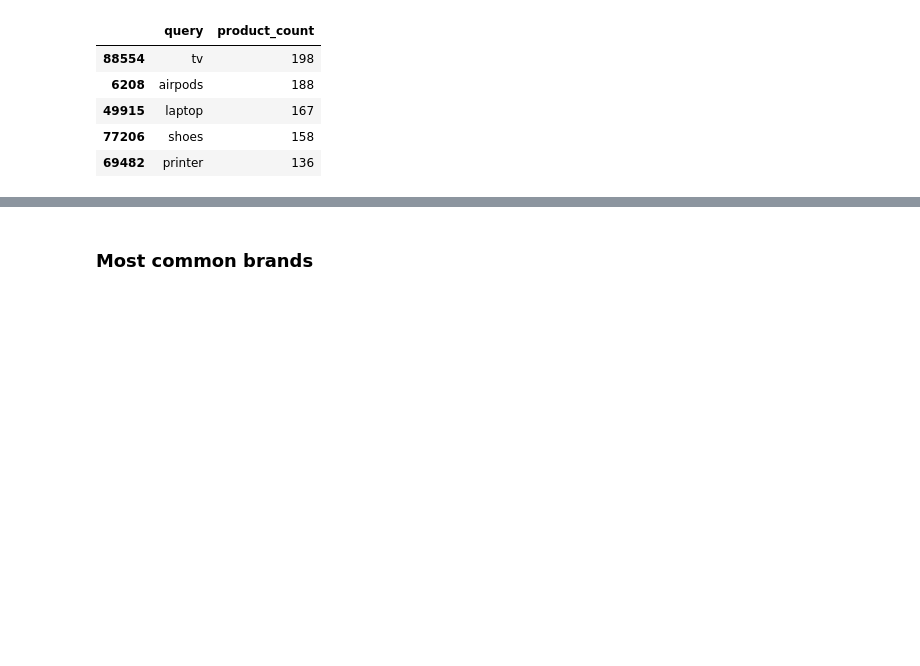
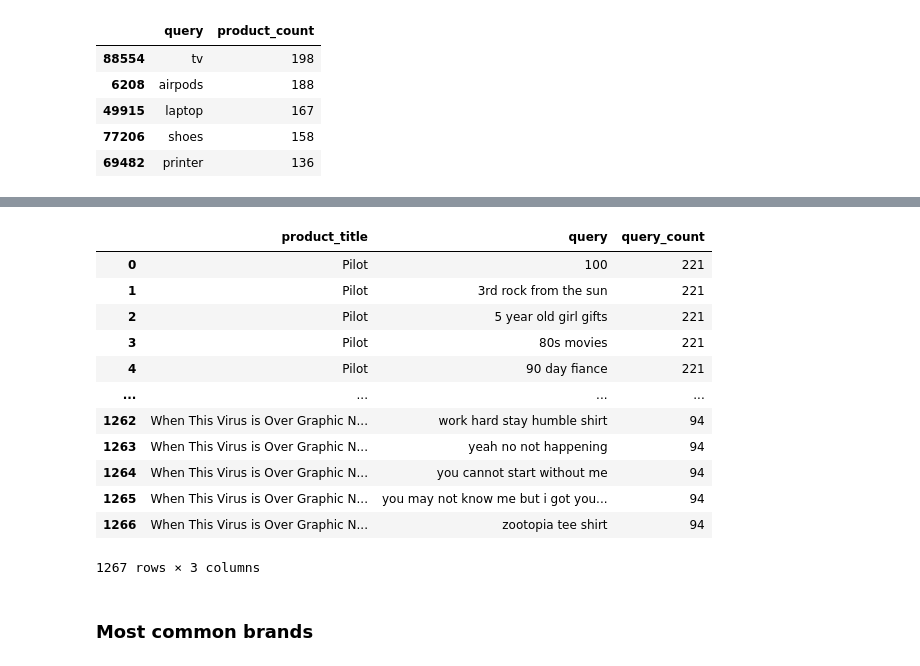
Before and after one commit to sarahlawlis/esci-shopping-queries, a Jupyter notebook: eda/eda.ipynb, the cells around one changed output, grey strips where cells are left out. Drawn from its saved outputs; the diff is of its cells as text; code cells hidden in the pictures; blank space fills up the shorter version.

```diff
--- a/eda/eda.ipynb
+++ b/eda/eda.ipynb
@@ -215,0 +218,26 @@ query_product_counts.describe()
+# %%
+product_query_counts = examples_products.groupby('product_title')['query'].apply(list).reset_index()
+
+product_query_counts['query_count'] = product_query_counts['query'].apply(lambda x: len(x))
+
+product_query_counts_sorted = product_query_counts.sort_values(by='query_count', ascending=False)
+
+top_10_products = product_query_counts_sorted.head(10)
+# %%
+top_10_exploded = top_10_products.explode('query').reset_index(drop=True)
+# %%
+top_10_exploded
+# %% [output]
+|  | product_title | query | query_count |
+| 0 | Pilot | 100 | 221 |
+| 1 | Pilot | 3rd rock from the sun | 221 |
+| 2 | Pilot | 5 year old girl gifts | 221 |
+| 3 | Pilot | 80s movies | 221 |
+| 4 | Pilot | 90 day fiance | 221 |
+| ... | ... | ... | ... |
+| 1262 | When This Virus is Over Graphic N... | work hard stay humble shirt | 94 |
+| 1263 | When This Virus is Over Graphic N... | yeah no not happening | 94 |
+| 1264 | When This Virus is Over Graphic N... | you cannot start without me | 94 |
+| 1265 | When This Virus is Over Graphic N... | you may not know me but i got you... | 94 |
+| 1266 | When This Virus is Over Graphic N... | zootopia tee shirt | 94 |
+1267 rows × 3 columns
```
Also changed, not shown: parts of 5 cells of this notebook.
